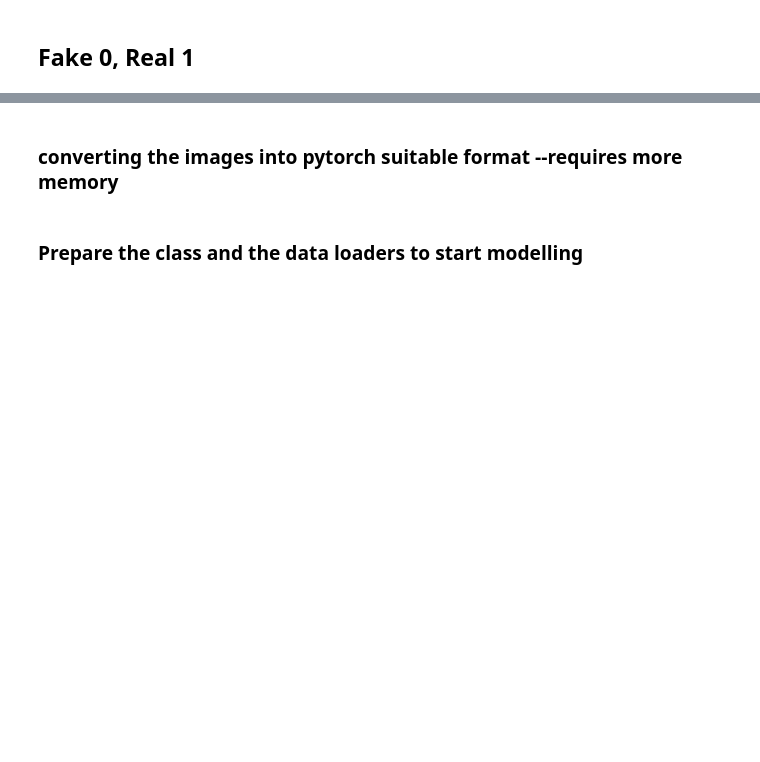
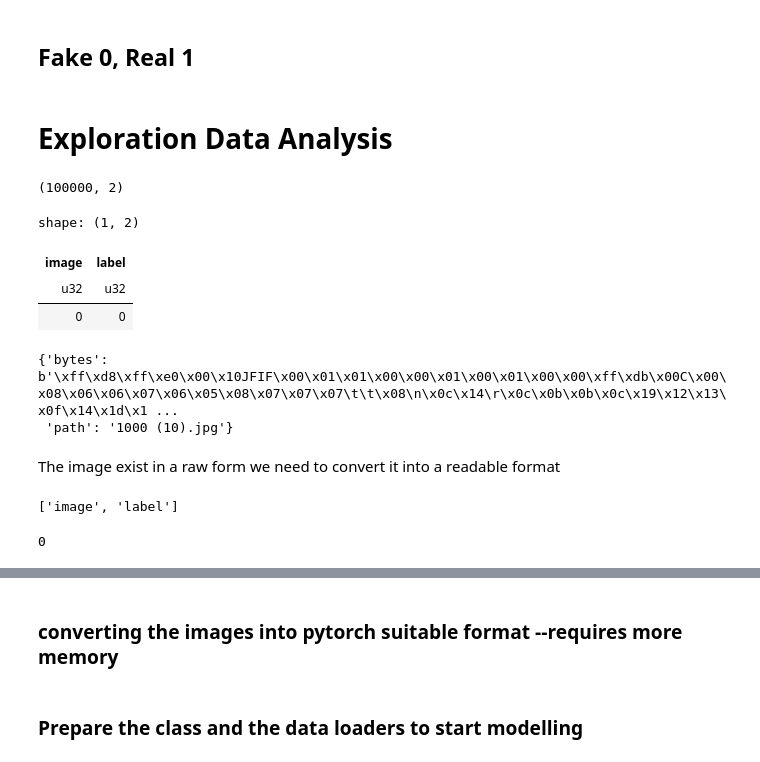
Before and after one commit to 1nuc/image-classification, a Jupyter notebook: run.ipynb, the cells around one changed output, grey strips where cells are left out. Saved outputs shown, nothing was run; the diff lists cells and outputs as text; code cells hidden in the pictures; blank space fills up the shorter version.

```diff
--- a/run.ipynb
+++ b/run.ipynb
@@ -15,3 +18,33 @@ ds = load_dataset("dragonintelligence/CIFAKE-image-dataset")
 # %%
 df_train=ds['train'].to_polars()
 df_test=ds['test'].to_polars()
+# %% [markdown]
+# Exploration Data Analysis
+# %%
+data=df_train
+# %%
+data.shape
+# %% [output]
+(100000, 2)
+# %%
+data.null_count()
+# %% [output]
+shape: (1, 2)
+| image | label |
+| u32 | u32 |
+| 0 | 0 |
+# %%
+data['image'][0]
+# %% [output]
+{'bytes': b'\xff\xd8\xff\xe0\x00\x10JFIF\x00\x01\x01\x00\x00\x01\x00\x01\x00\x00\xff\xdb\x00C\x00\x08\x06\x06\x07\x06\x05\x08\x07\x07\x07\t\t\x08\n\x0c\x14\r\x0c\x0b\x0b\x0c\x19\x12\x13\x0f\x14\x1d\x1 ...
+ 'path': '1000 (10).jpg'}
+# %% [markdown]
+The image exist in a raw form we need to convert it into a readable format
+# %%
+data.columns
+# %% [output]
+['image', 'label']
+# %%
+img.w
+# %% [output]
+0
```
Also changed, not shown: parts of 9 cells of this notebook.
